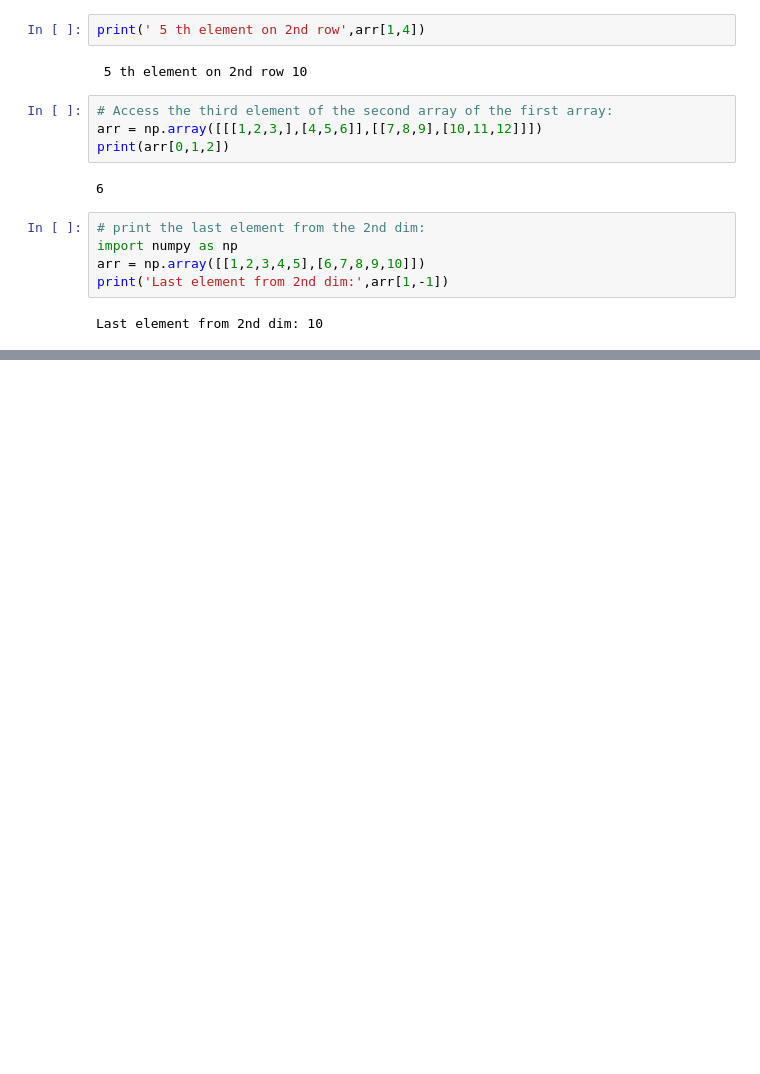
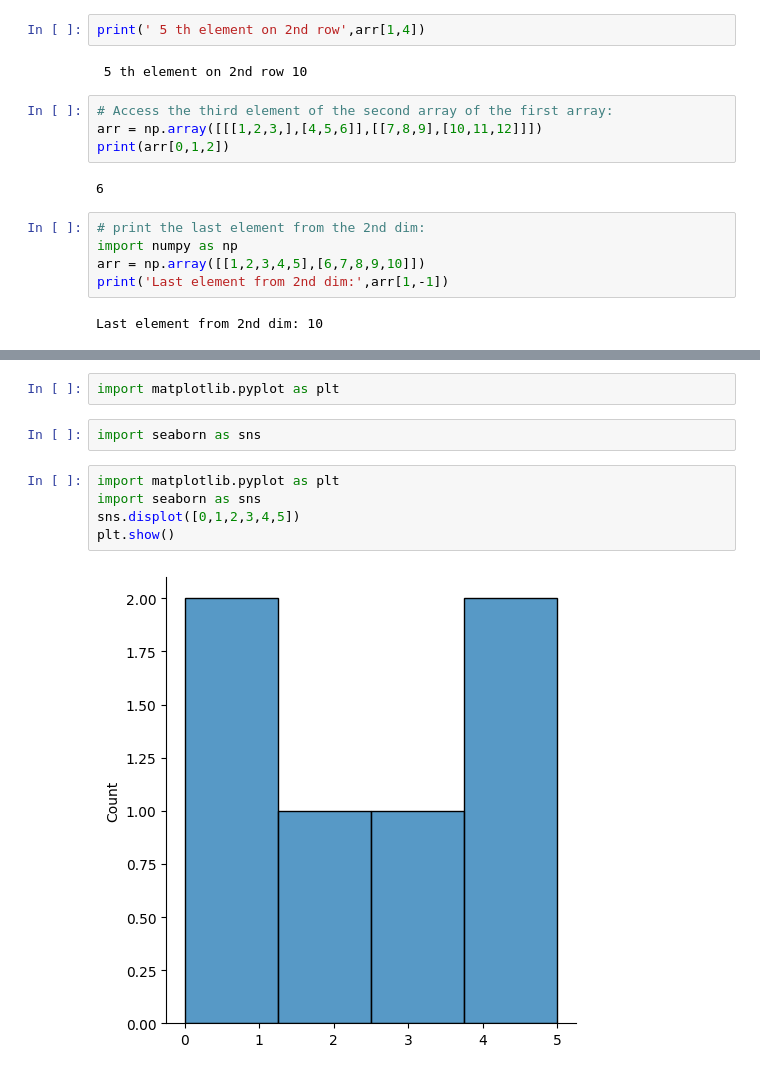
Before and after one commit to Akanksha-Ceris/NumPy-, a Jupyter notebook: Numpy.ipynb, the cells around one changed output, grey strips where cells are left out. Cells and saved outputs as stored; diff of their text form; blank space fills up the shorter version.

```diff
--- a/Numpy.ipynb
+++ b/Numpy.ipynb
@@ -1020,0 +1059,11 @@ import  numpy as np
+# %%
+import matplotlib.pyplot as plt
+# %%
+import seaborn as sns
+# %%
+import matplotlib.pyplot as plt
+import seaborn as sns
+sns.displot([0,1,2,3,4,5])
+plt.show()
+# %% [output]
+[figure, added]
```
Also changed, not shown: parts of 14 cells of this notebook.
